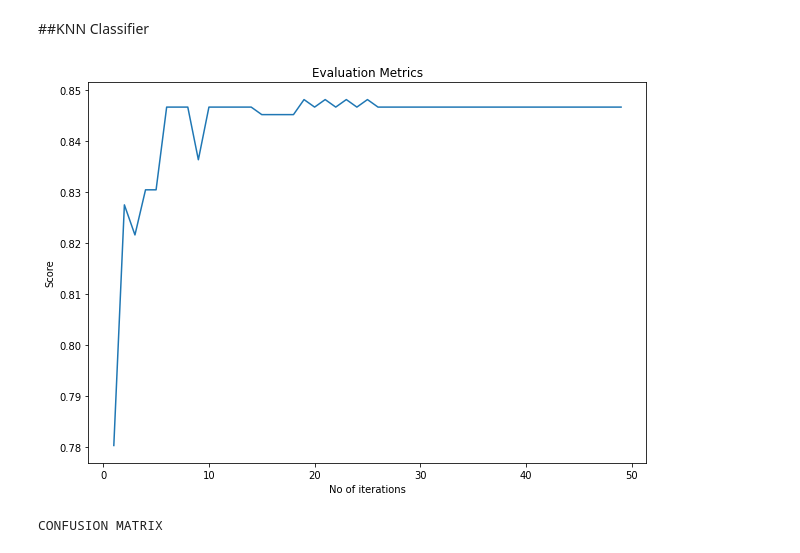
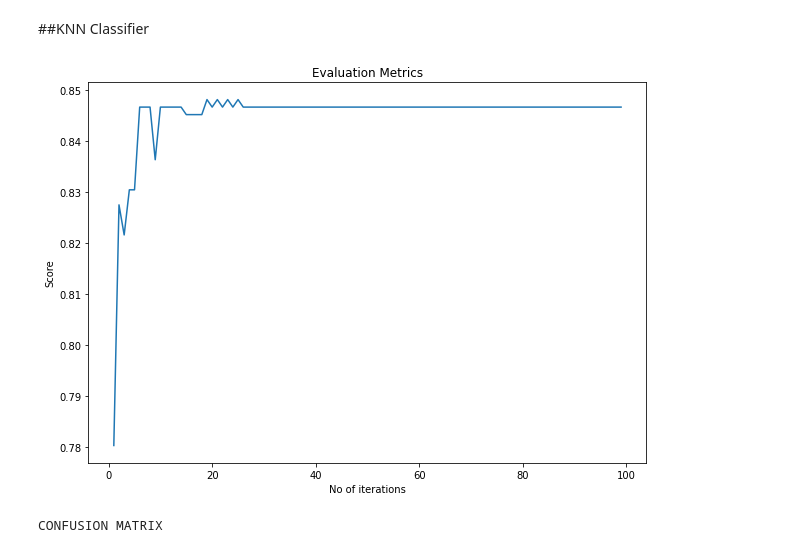
Before and after one commit to SajalSinha/CardioVascular-Risk-Prediction, a Jupyter notebook: CardiovascularRiskPrediction.ipynb, the cells around one changed output. Drawn from its saved outputs; the diff is of its cells as text; code cells hidden in the pictures.

```diff
--- a/CardiovascularRiskPrediction.ipynb
+++ b/CardiovascularRiskPrediction.ipynb
@@ -720,24 +769,24 @@ weighted avg       0.81      0.85      0.79       678
 # %%
 # KNN Classsifier
 from sklearn.neighbors import KNeighborsClassifier
 score_metrics=[]
 chances=[]
-iterations=50
+iterations=100
 for i in range(1,iterations):
     knn=KNeighborsClassifier(n_neighbors=i)
     knn.fit(X_train,y_train)
     y_pred=knn.predict(X_test)
     chances.append((sum(y_pred)/y_pred.size)*100)
     score_metrics.append(knn.score(X_test,y_test))
 
 plt.figure(figsize=(10,7))
 plt.plot(range(1,iterations),score_metrics)
 plt.title("Evaluation Metrics")
 plt.xlabel("No of iterations")
 plt.ylabel("Score")
 plt.show()
 # %% [output]
-[figure, old version]
+[figure, new version]
 # %%
 print("CONFUSION MATRIX")
 confusion_matrix_compute(y_test,y_pred)
```
Also changed, not shown: parts of 12 cells of this notebook.
